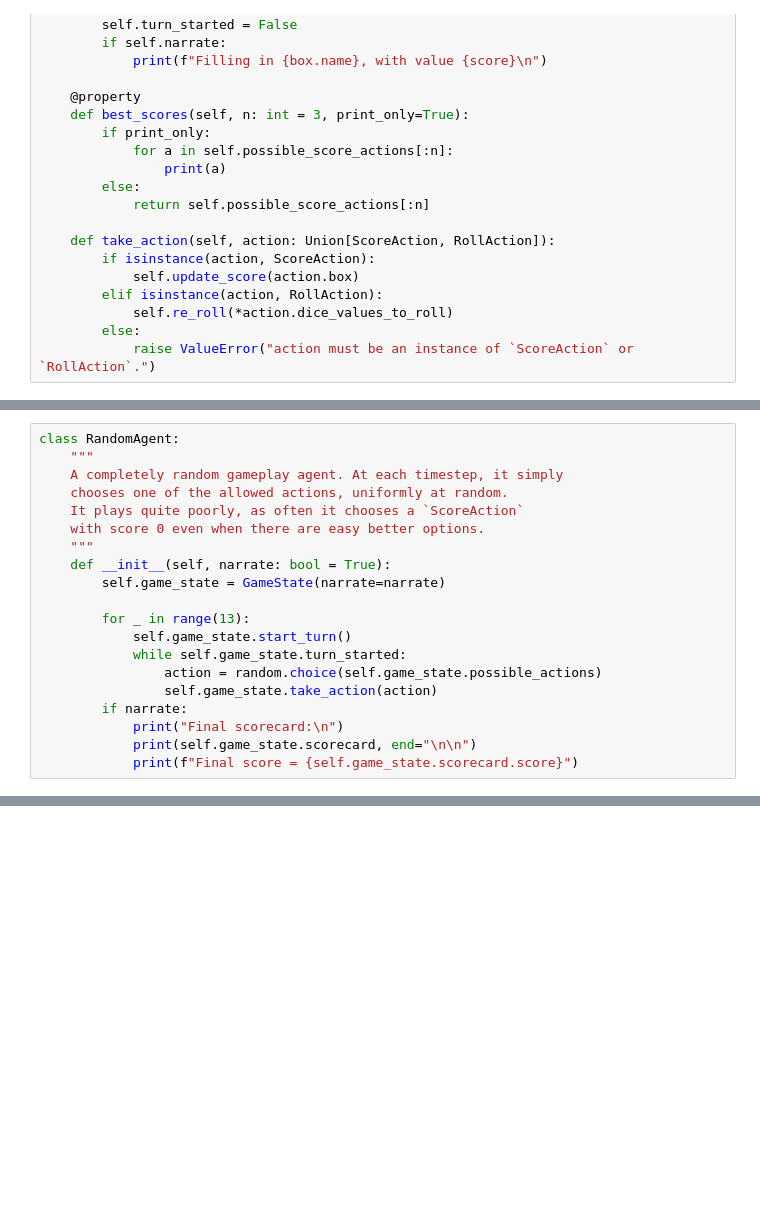
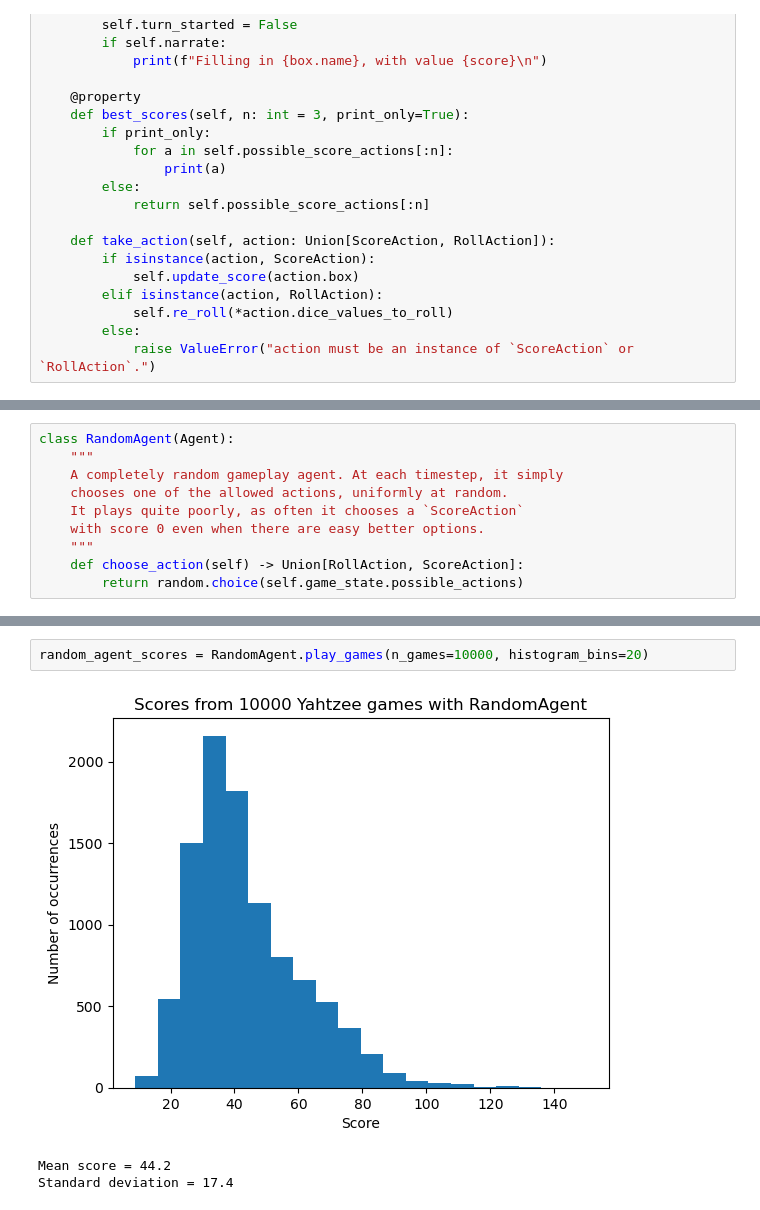
Before and after one commit to tdauer2718/yahtzee, a Jupyter notebook: yahtzee_sandbox.ipynb, the cells around one changed output, grey strips where cells are left out. Saved outputs shown, nothing was run; the diff lists cells and outputs as text; blank space fills up the shorter version.

Commit message:
Clean up Agent handling; write GreedyAgent

```diff
--- a/yahtzee_sandbox.ipynb
+++ b/yahtzee_sandbox.ipynb
@@ -315,20 +359,10 @@ class GameState:
 # %%
-class RandomAgent:
+class RandomAgent(Agent):
     """
     A completely random gameplay agent. At each timestep, it simply
     chooses one of the allowed actions, uniformly at random.
     It plays quite poorly, as often it chooses a `ScoreAction`
     with score 0 even when there are easy better options.
     """
-    def __init__(self, narrate: bool = True):
-        self.game_state = GameState(narrate=narrate)
-
-        for _ in range(13):
-            self.game_state.start_turn()
-            while self.game_state.turn_started:
-                action = random.choice(self.game_state.possible_actions)
-                self.game_state.take_action(action)
-        if narrate:
-            print("Final scorecard:\n")
-            print(self.game_state.scorecard, end="\n\n")
-            print(f"Final score = {self.game_state.scorecard.score}")
+    def choose_action(self) -> Union[RollAction, ScoreAction]:
+        return random.choice(self.game_state.possible_actions)
@@ -375 +378,7 @@ Standard deviation = 17.3
+# %%
+random_agent_scores = RandomAgent.play_games(n_games=10000, histogram_bins=20)
+# %% [output]
+[figure, added]
+Mean score = 44.2
+Standard deviation = 17.4
 # %% [markdown]
```
Also changed, not shown: parts of 11 cells of this notebook.
